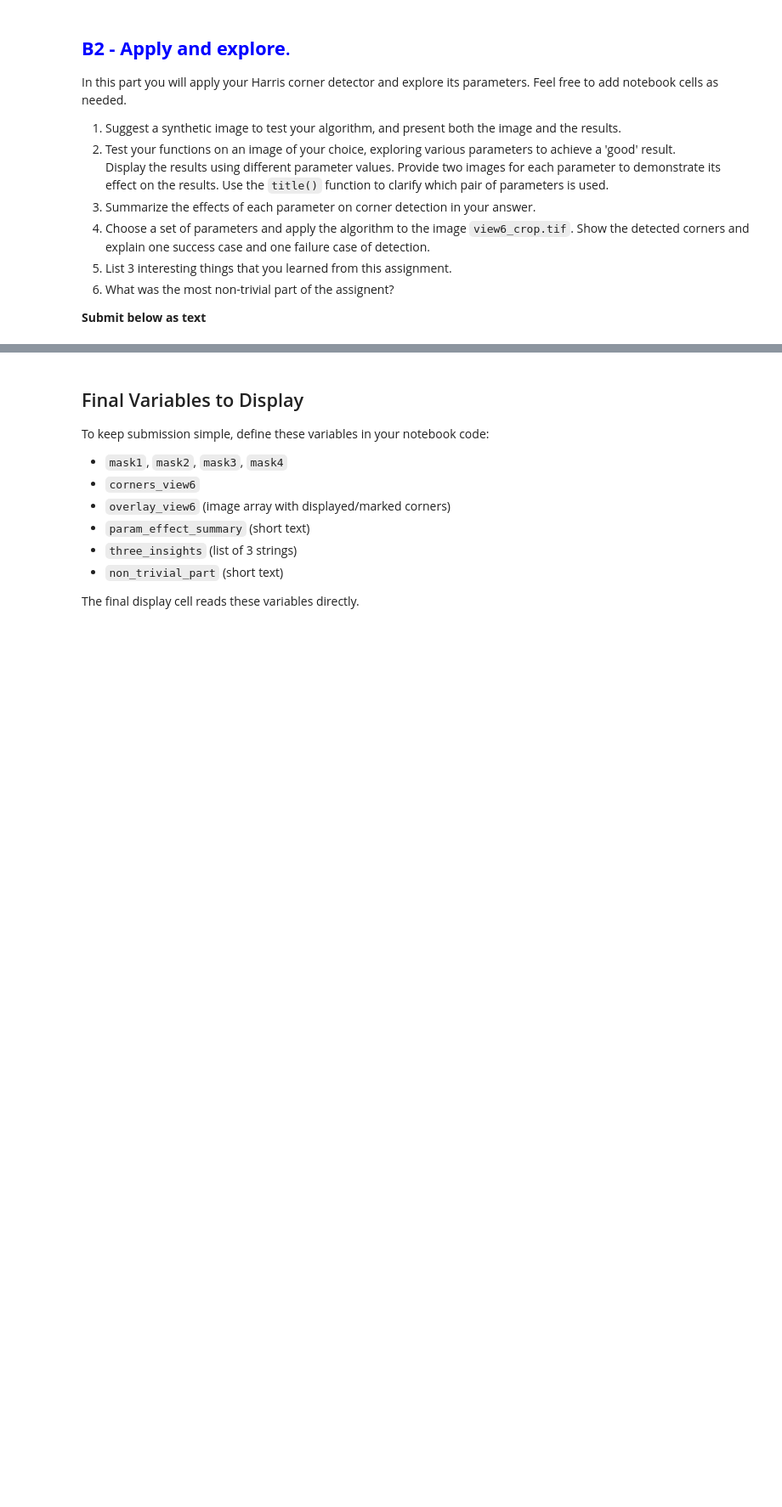
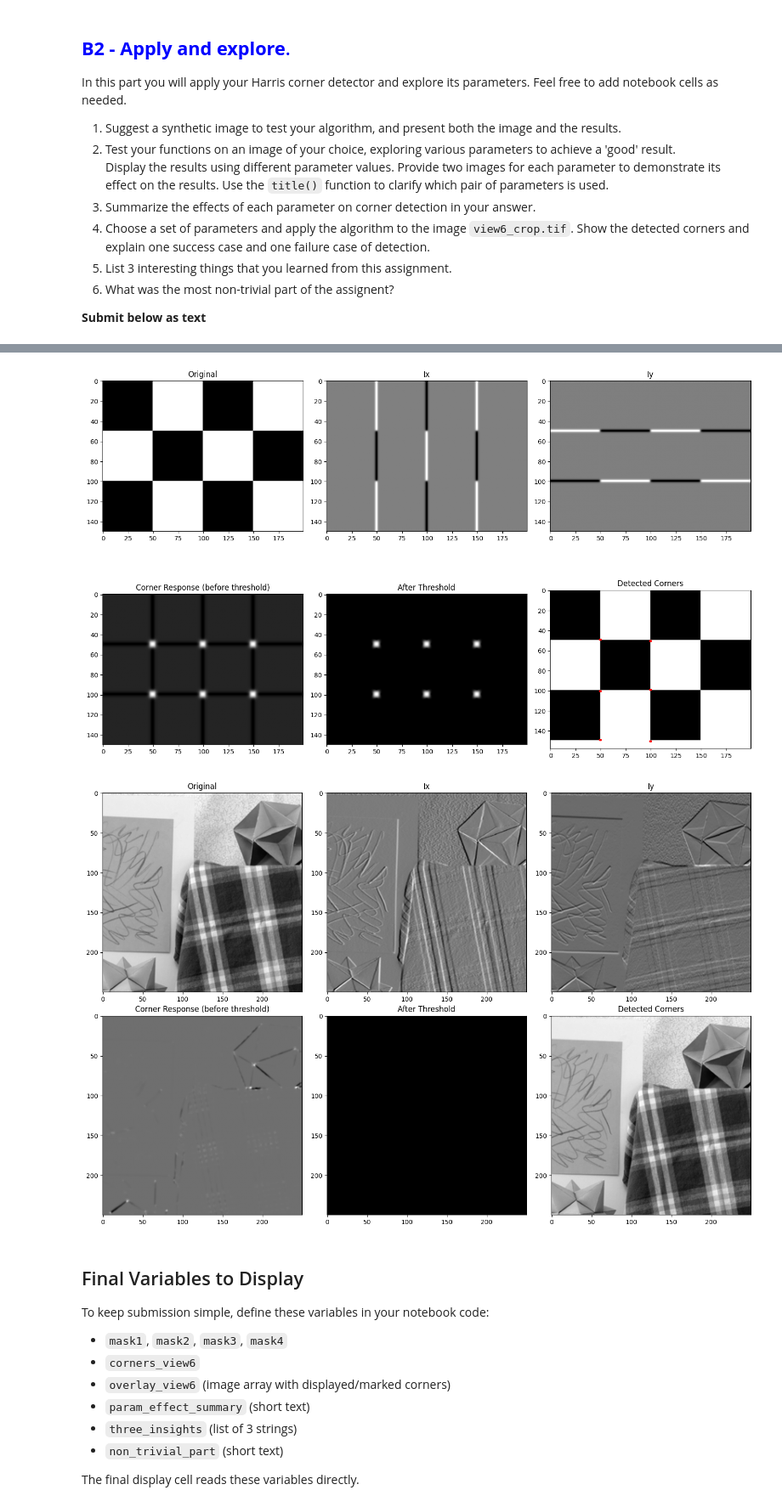
Before and after one commit to AdirGelkop/cv-harris-corner-detection, a Jupyter notebook: hw1_ID_ID.ipynb, the cells around one changed output, grey strips where cells are left out. Shown at 85% size. Drawn from its saved outputs; the diff is of its cells as text; code cells hidden in the pictures; blank space fills up the shorter version.

```diff
--- a/hw1_ID_ID.ipynb
+++ b/hw1_ID_ID.ipynb
@@ -269,16 +380,24 @@ In this part you will apply your Harris corner detector and explore its paramete
 # %%
 # Uncomments the following (and change parameters) to test. Don't forget to try various inputs and edge cases.
 
-#im = cv2.imread('perfect_checkerboard.png', cv2.IMREAD_GRAYSCALE)
-#corners = harris_corner(im, s_smooth=1.0, s_neighb=2.0, th=0.01, density_size=10, display=1)
+im = cv2.imread('sample_data/perfect_checkerboard.png', cv2.IMREAD_GRAYSCALE)
+corners, plots = harris_corner(im, s_smooth=1.0, s_neighb=2.0, th=0.01, density_size=10, display=1)
 
-#im2 = cv2.imread('view6_crop.tif', cv2.IMREAD_GRAYSCALE)
-#corners_view6, overlay_view6 = harris_corner(im2, s_smooth=0.3, s_neighb=1.0, th=100.0, density_size=9, display=1)
+im2 = cv2.imread('sample_data/view6_crop.tif', cv2.IMREAD_GRAYSCALE)
+corners_view6, overlay_view6 = harris_corner(im2, s_smooth=0.3, s_neighb=1.0, th=100.0, density_size=9, display=1)
+# corners_view6, overlay_view6 = harris_corner(im2, s_smooth=2.0, s_neighb=3.0, th=5000, density_size=15, display=1)
 
 # Answer variables for the final display cell:
-# param_effect_summary = "..."
-# three_insights = ["...", "...", "..."]
-# non_trivial_part = "..."
+param_effect_summary = "s_smooth controls the scale of derivative computation - larger values smooth more and reduce noise sensitivity. s_neighb controls the neighborhood size for corner strength - larger values give smoother response. th filters weak corners - higher threshold gives fewer but more reliable corners. density_size controls non-max suppression area - larger values give sparser corners."
+three_insights = [
+    "Smoothing before differentiation is crucial - without it, noise dominates the gradient computation.",
+    "The Harris response det(H)/trace(H) elegantly distinguishes corners from edges using eigenvalue ratios.",
+    "Non-maximum suppression is essential to avoid detecting multiple points for the same corner."
+]
+non_trivial_part = "Understanding the relationship between the structure tensor H and the eigenvalues, and how they encode local image structure to distinguish corners from edges and flat regions."
+# %% [output]
+[figure, added]
+[figure, added]
 # %% [markdown]
 ## Final Variables to Display
 
```
Also changed, not shown: parts of 6 cells of this notebook.
